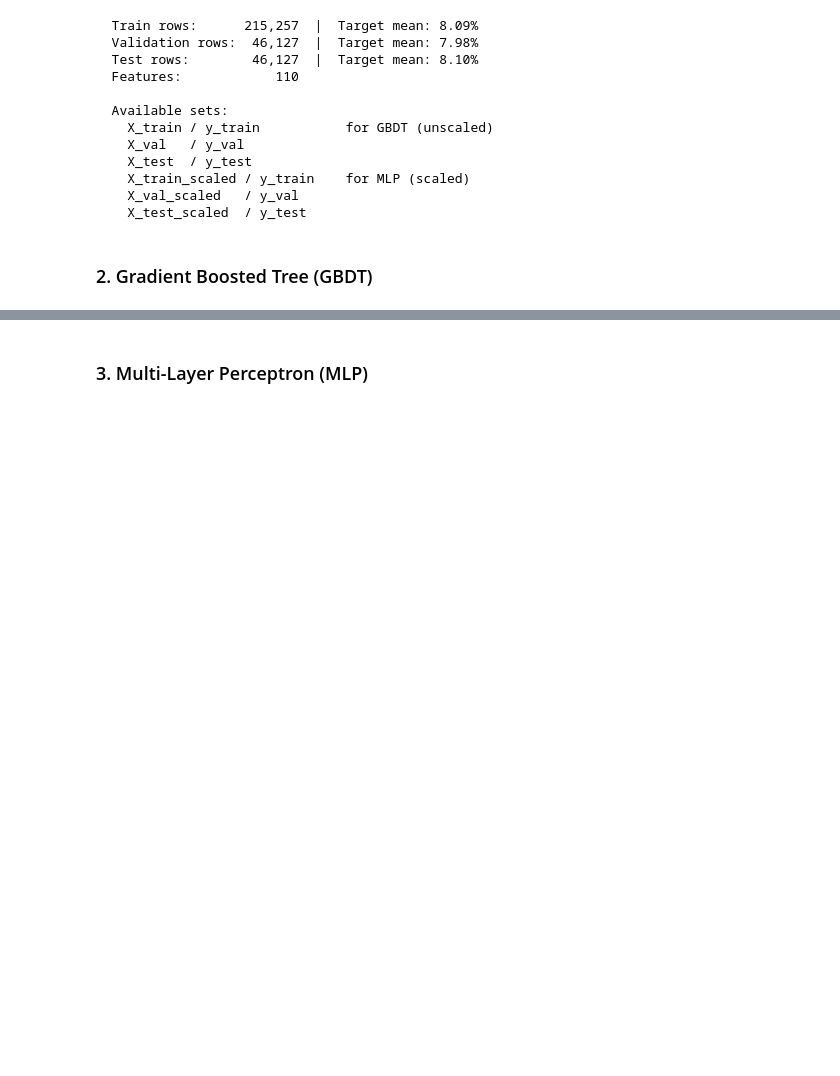
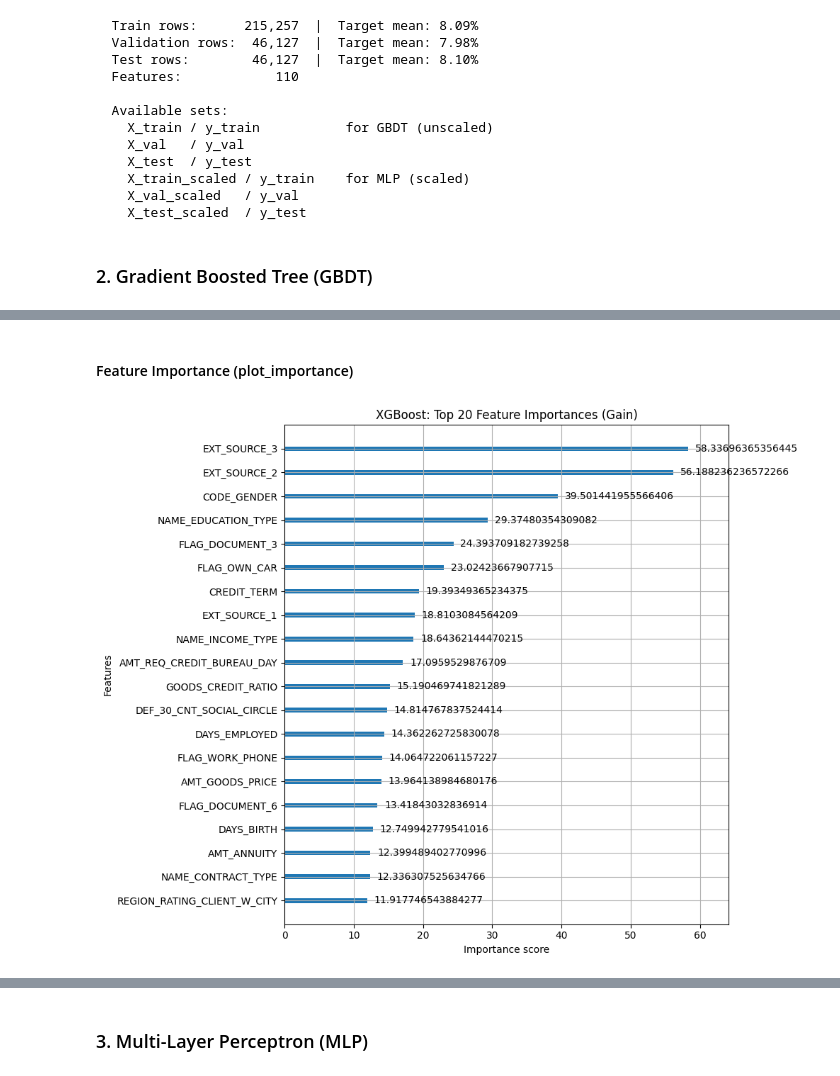
Before and after one commit to shanewang09/applied-ml, a Jupyter notebook: homework2/AppliedML_HW2_tsw2134.ipynb, the cells around one changed output, grey strips where cells are left out. Drawn from its saved outputs; the diff is of its cells as text; code cells hidden in the pictures; blank space fills up the shorter version.

```diff
--- a/homework2/AppliedML_HW2_tsw2134.ipynb
+++ b/homework2/AppliedML_HW2_tsw2134.ipynb
@@ -353,0 +403,11 @@ import xgboost as xgb
+# %% [markdown]
+#### Feature Importance (plot_importance)
+# %%
+fig, ax = plt.subplots(figsize=(10, 8))
+xgb.plot_importance(xgb_es, ax=ax, max_num_features=20, importance_type='gain')
+ax.set_title('XGBoost: Top 20 Feature Importances (Gain)')
+plt.tight_layout()
+plt.savefig('gbdt_feature_importance.png', dpi=150)
+plt.show()
+# %% [output]
+[figure, added]
```
Also changed, not shown: parts of 21 cells of this notebook, 4 other files.
